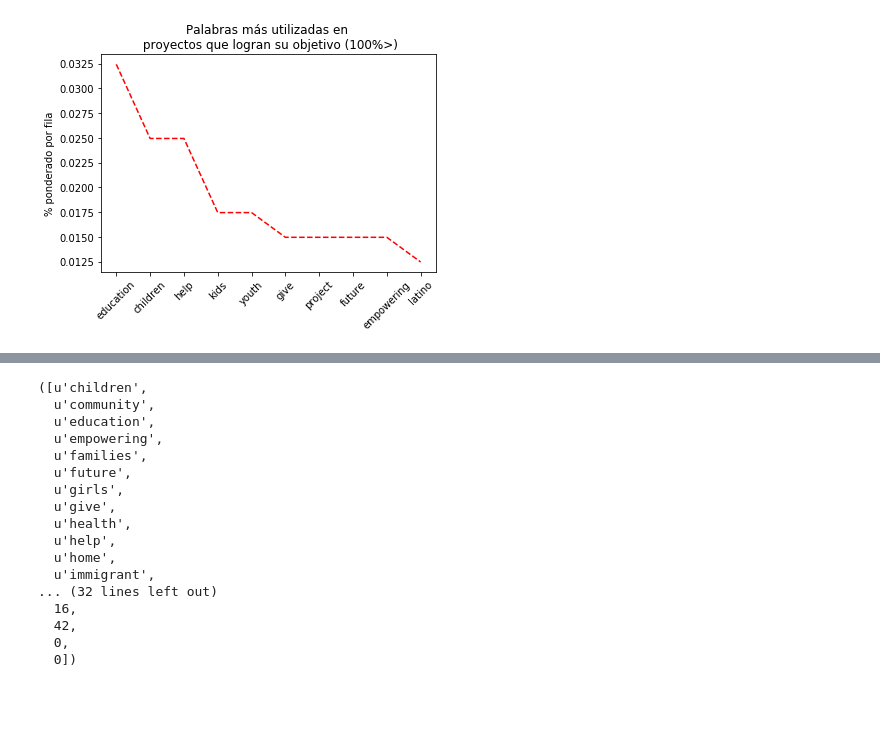
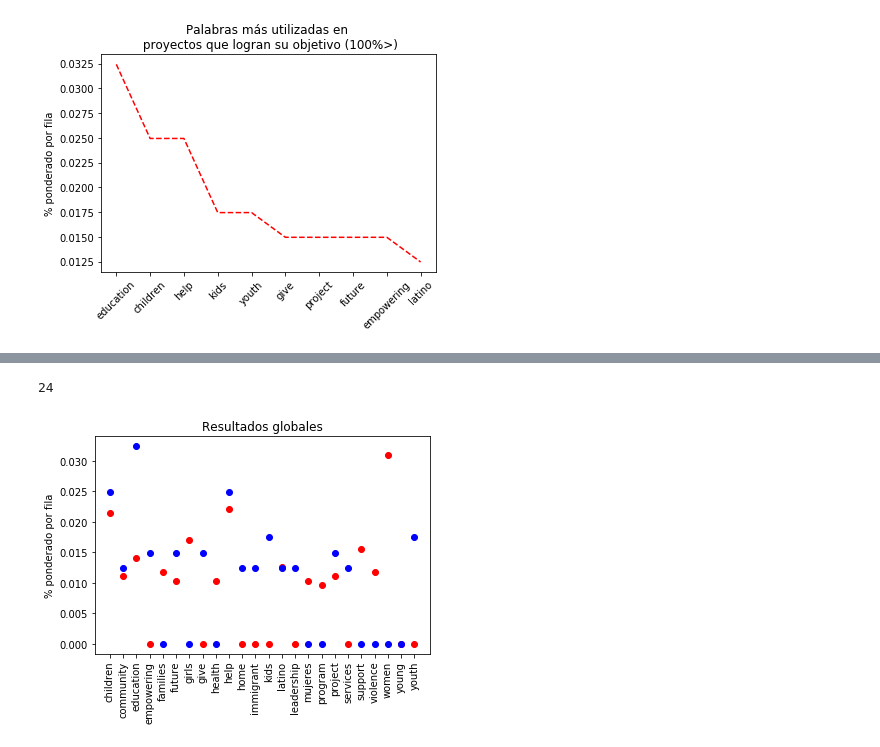
Before and after one commit to JorgeGarciaBello/hip_give, a Jupyter notebook: text_analysis/Gráficas de resultados.ipynb, the cells around one changed output, grey strips where cells are left out. Saved outputs shown, nothing was run; the diff lists cells and outputs as text; code cells hidden in the pictures; blank space fills up the shorter version.

```diff
--- a/text_analysis/Gráficas de resultados.ipynb
+++ b/text_analysis/Gráficas de resultados.ipynb
@@ -117,20 +113,19 @@ false
-# %%
-bag_of_words
-# %% [output]
-([u'children',
-  u'community',
-  u'education',
-  u'empowering',
-  u'families',
-  u'future',
-  u'girls',
-  u'give',
-  u'health',
-  u'help',
-  u'home',
-  u'immigrant',
-... (32 lines left out)
-  16,
-  42,
-  0,
-  0])
+# %%
+len(bag_of_words[0])
+# %% [output]
+24
+# %%
+x=bag_of_words[0]
+#plt.plot(bag_of_words[0],bag_of_words[1],'r--',bag_of_words[2],'b--',bag_of_words[3],'g--')
+plt.plot(bag_of_words[0],bag_of_words[1],'ro',bag_of_words[3],'bo')
+#plt.plot(name_words_goal_to_graph[0], name_words_goal_to_graph[1], 'r--')
+xTicks=x
+#xTicks=name_words_goal_to_graph[0]
+plt.title(u'Resultados globales')
+plt.ylabel(u'% ponderado por fila')
+plt.xticks(x, xTicks)
+#plt.xticks(name_words_goal_to_graph[0], xTicks)
+plt.xticks(range(24), xTicks, rotation=90) #writes strings with 45 degree angle
+plt.savefig('chart_words_total.png',bbox_inches='tight',dpi=150)
+# %% [output]
+[figure, added]
```
Also changed, not shown: parts of 2 cells of this notebook, 2 other files.
